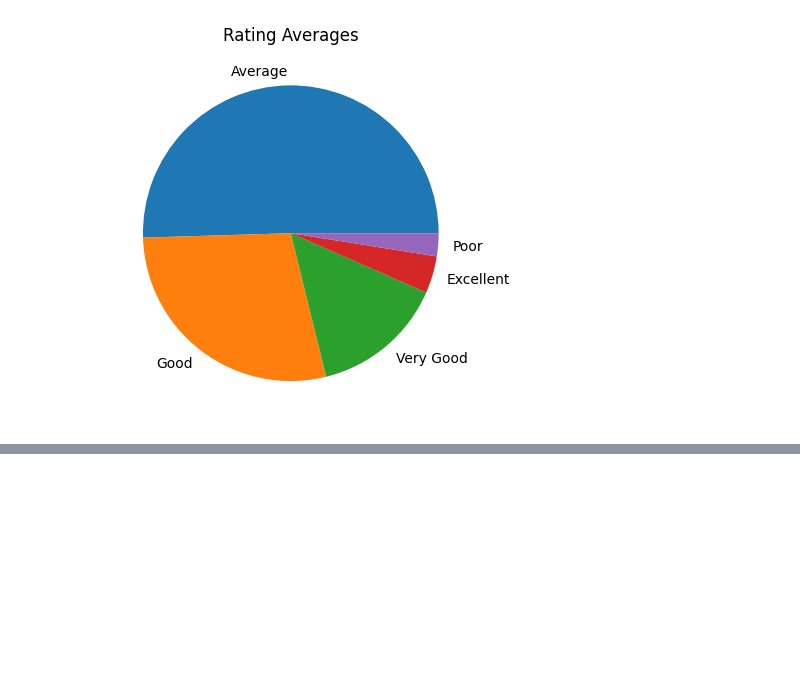
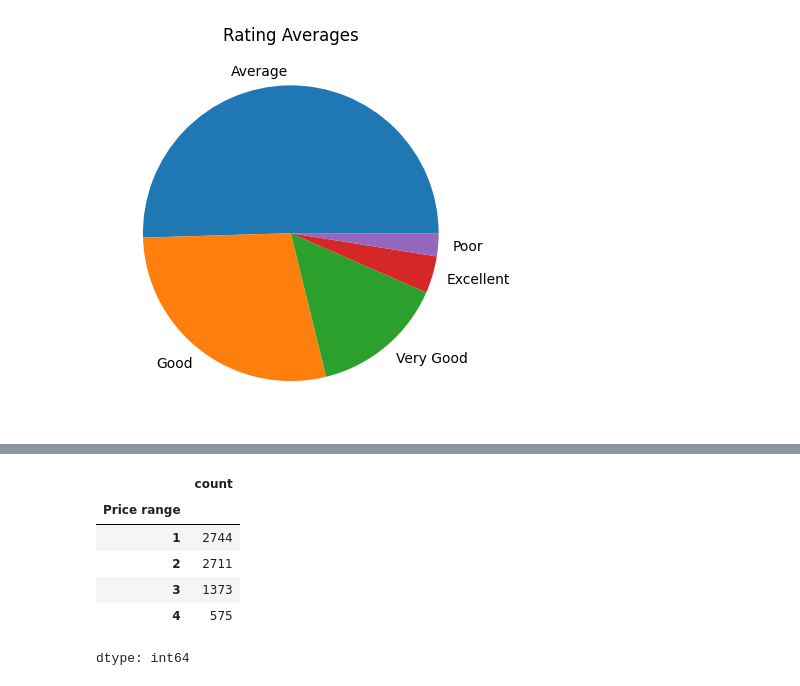
Before and after one commit to rafeyshah/dine-rank-restaurant-rating, a Jupyter notebook: Notebook.ipynb, the cells around one changed output, grey strips where cells are left out. Drawn from its saved outputs; the diff is of its cells as text; code cells hidden in the pictures; blank space fills up the shorter version.

```diff
--- a/Notebook.ipynb
+++ b/Notebook.ipynb
@@ -218,0 +258,11 @@ plt.show()
+# %%
+# 1 is cheapest and 4 is expensive one
+X["Price range"].value_counts()
+# %% [output]
+|  | count |
+| Price range |  |
+| 1 | 2744 |
+| 2 | 2711 |
+| 3 | 1373 |
+| 4 | 575 |
+dtype: int64
```
Also changed, not shown: parts of 14 cells of this notebook, 1 other file.
